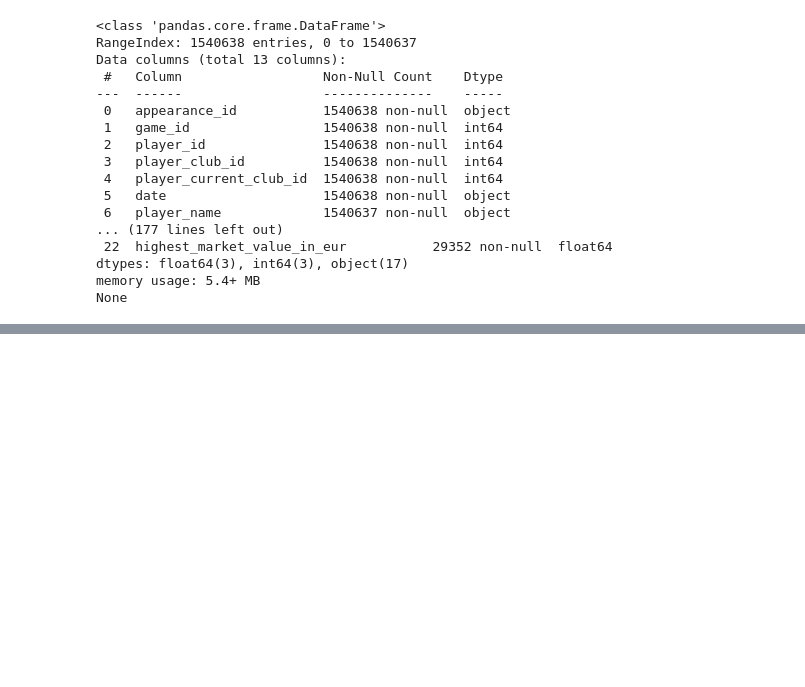
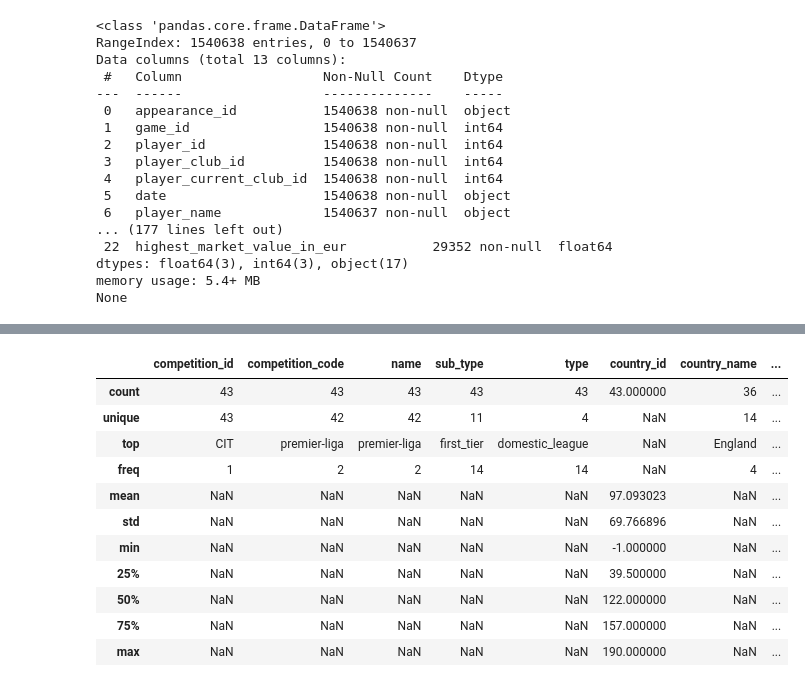
Before and after one commit to wjco/DAStudy-sat, a Jupyter notebook: Tek/football-data-from-transfermarkt/preprocessing-football-data-from-transfermarkt.ipynb, the cells around one changed output, grey strips where cells are left out. Saved outputs shown, nothing was run; the diff lists cells and outputs as text; code cells hidden in the pictures; blank space fills up the shorter version.

```diff
--- a/Tek/football-data-from-transfermarkt/preprocessing-football-data-from-transfermarkt.ipynb
+++ b/Tek/football-data-from-transfermarkt/preprocessing-football-data-from-transfermarkt.ipynb
@@ -151,0 +197,15 @@ None
+# %%
+competitions_df.describe(include="all")
+# %% [output]
+|  | competition_id | competition_code | name | sub_type | type | country_id | country_name | ... |
+| count | 43 | 43 | 43 | 43 | 43 | 43.000000 | 36 | ... |
+| unique | 43 | 42 | 42 | 11 | 4 | NaN | 14 | ... |
+| top | CIT | premier-liga | premier-liga | first_tier | domestic_league | NaN | England | ... |
+| freq | 1 | 2 | 2 | 14 | 14 | NaN | 4 | ... |
+| mean | NaN | NaN | NaN | NaN | NaN | 97.093023 | NaN | ... |
+| std | NaN | NaN | NaN | NaN | NaN | 69.766896 | NaN | ... |
+| min | NaN | NaN | NaN | NaN | NaN | -1.000000 | NaN | ... |
+| 25% | NaN | NaN | NaN | NaN | NaN | 39.500000 | NaN | ... |
+| 50% | NaN | NaN | NaN | NaN | NaN | 122.000000 | NaN | ... |
+| 75% | NaN | NaN | NaN | NaN | NaN | 157.000000 | NaN | ... |
+| max | NaN | NaN | NaN | NaN | NaN | 190.000000 | NaN | ... |
```
Also changed, not shown: parts of 22 cells of this notebook, 2 other files.
